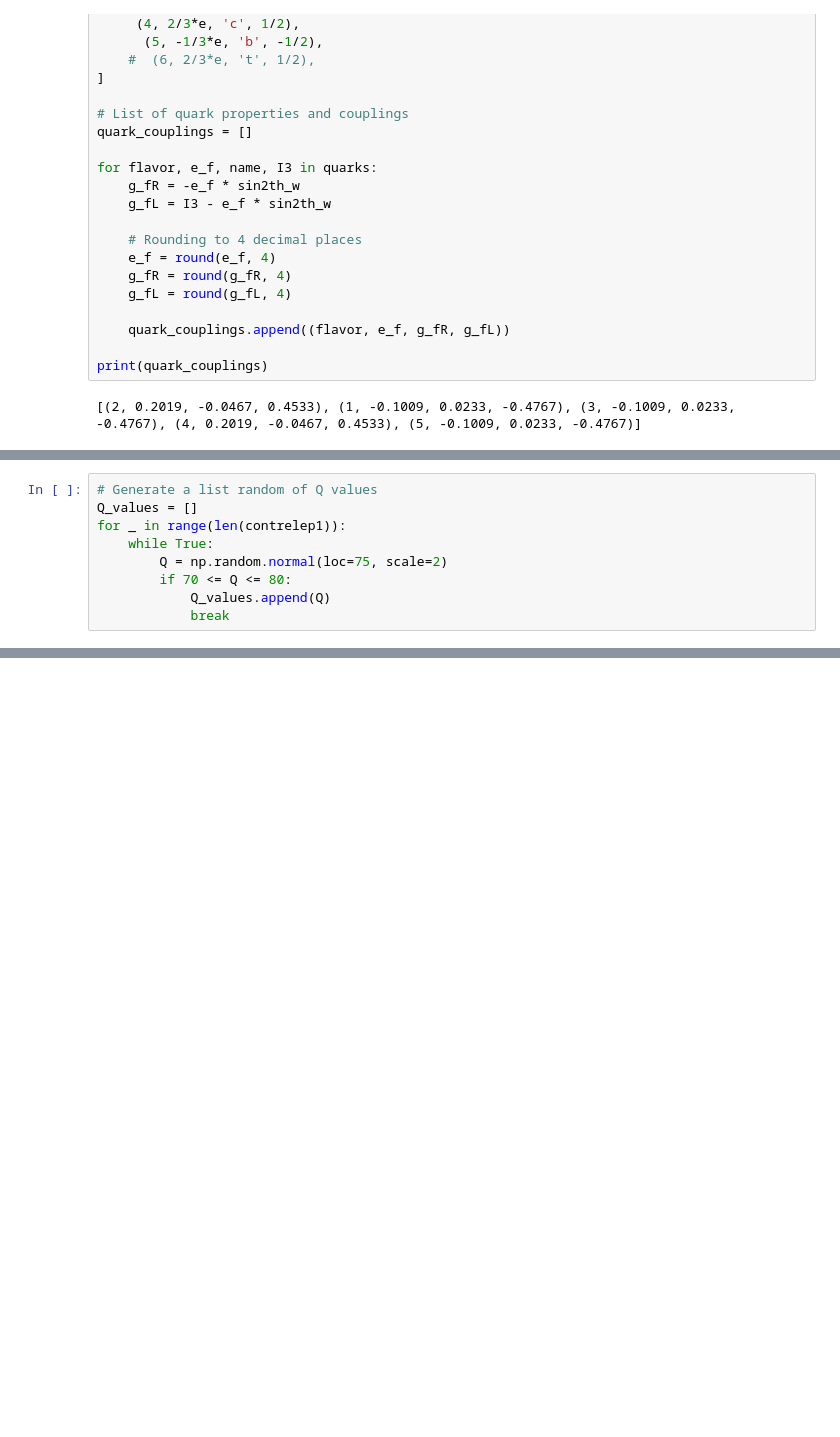
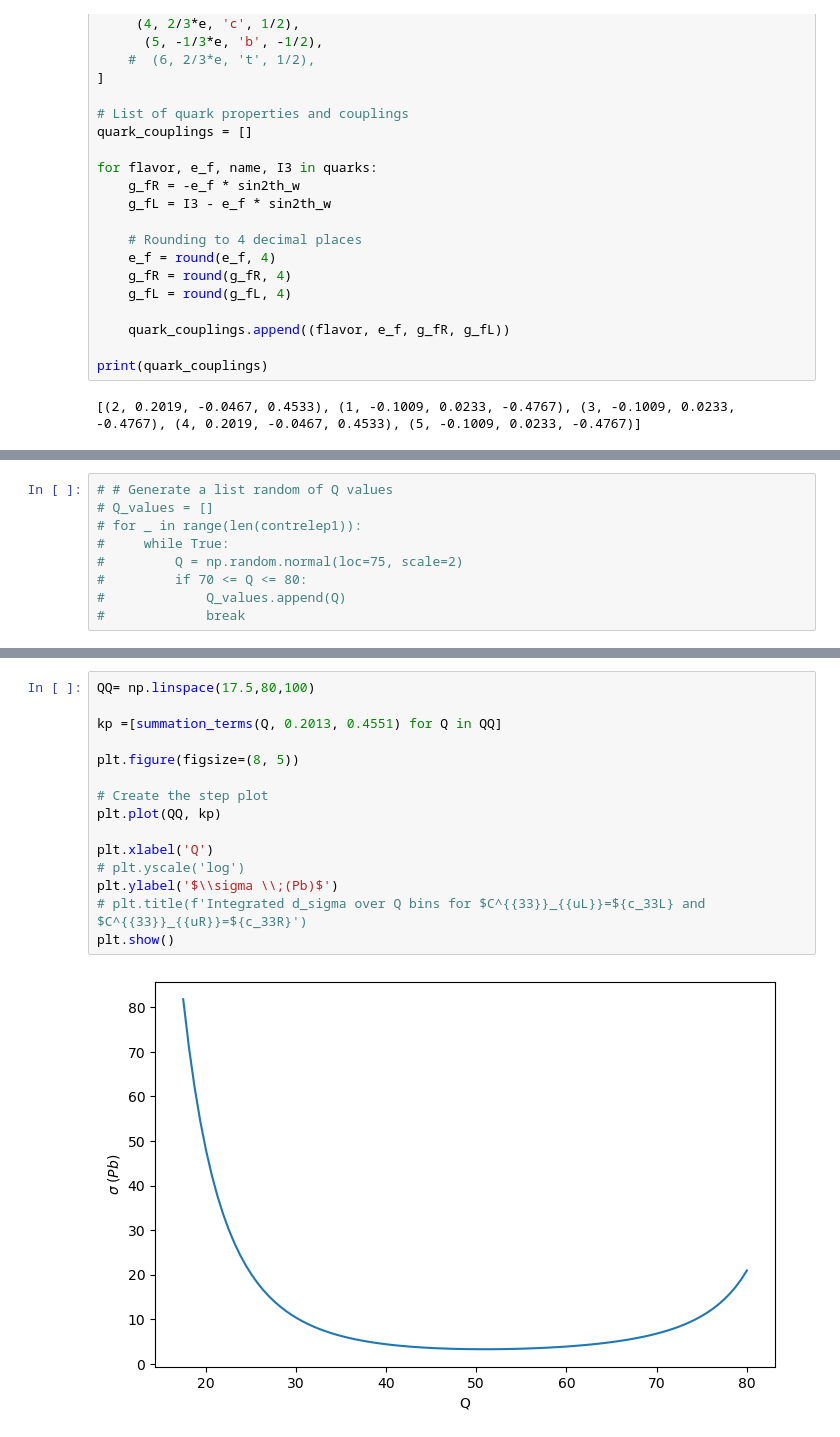
Before and after one commit to benkjor/LIV, a Jupyter notebook: cross section variation Q80/diff_Cross.ipynb, the cells around one changed output, grey strips where cells are left out. Cells and saved outputs as stored; diff of their text form; blank space fills up the shorter version.

```diff
--- a/cross section variation Q80/diff_Cross.ipynb
+++ b/cross section variation Q80/diff_Cross.ipynb
@@ -144,12 +156,12 @@ for _ in range(num_steps):
     # Move to the next time step
     current_time += step_seconds
 # %%
-# Generate a list random of Q values
-Q_values = []
-for _ in range(len(contrelep1)):
-    while True:
-        Q = np.random.normal(loc=75, scale=2)
-        if 70 <= Q <= 80:
-            Q_values.append(Q)
-            break
+# # Generate a list random of Q values
+# Q_values = []
+# for _ in range(len(contrelep1)):
+#     while True:
+#         Q = np.random.normal(loc=75, scale=2)
+#         if 70 <= Q <= 80:
+#             Q_values.append(Q)
+#             break
 # %%
@@ -369,0 +456,17 @@ plt.show()
+# %%
+QQ= np.linspace(17.5,80,100)
+
+kp =[summation_terms(Q, 0.2013, 0.4551) for Q in QQ]
+
+plt.figure(figsize=(8, 5))
+
+# Create the step plot
+plt.plot(QQ, kp)
+
+plt.xlabel('Q')
+# plt.yscale('log')
+plt.ylabel('$\\sigma \\;(Pb)$')
+# plt.title(f'Integrated d_sigma over Q bins for $C^{{33}}_{{uL}}=${c_33L} and $C^{{33}}_{{uR}}=${c_33R}')
+plt.show()
+# %% [output]
+[figure, added]
```
Also changed, not shown: parts of 21 cells of this notebook, 9 other files.
